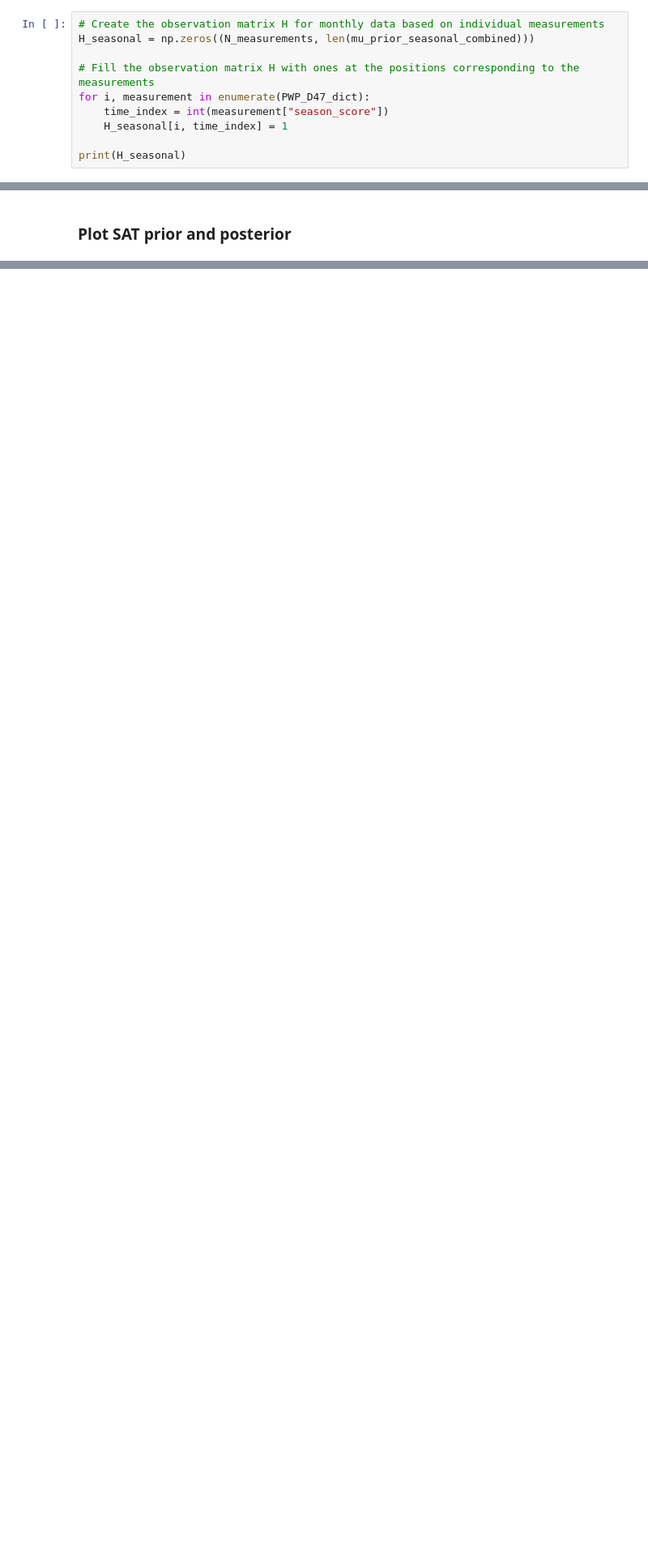
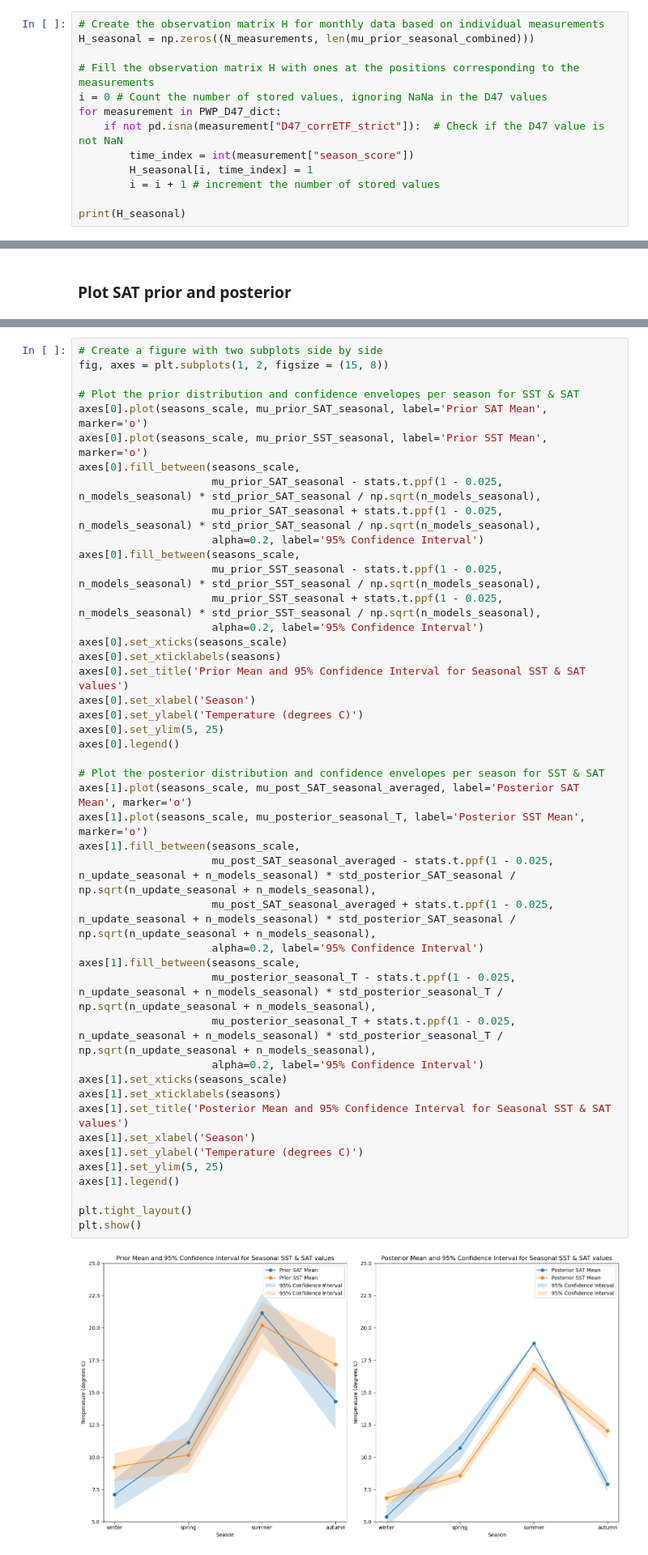
Before and after one commit to nielsjdewinter/SeasonalDA_script, a Jupyter notebook: Seasonal_DA_PWP4_SST_SAT_offline.ipynb, the cells around one changed output, grey strips where cells are left out. Shown at 81% size. Saved outputs shown, nothing was run; the diff lists cells and outputs as text; blank space fills up the shorter version.

```diff
--- a/Seasonal_DA_PWP4_SST_SAT_offline.ipynb
+++ b/Seasonal_DA_PWP4_SST_SAT_offline.ipynb
@@ -661,9 +672,12 @@ N_measurements = len(measurements)
 H_seasonal = np.zeros((N_measurements, len(mu_prior_seasonal_combined)))
 
 # Fill the observation matrix H with ones at the positions corresponding to the measurements
-for i, measurement in enumerate(PWP_D47_dict):
-    time_index = int(measurement["season_score"])
-    H_seasonal[i, time_index] = 1
+i = 0 # Count the number of stored values, ignoring NaNa in the D47 values
+for measurement in PWP_D47_dict:
+    if not pd.isna(measurement["D47_corrETF_strict"]):  # Check if the D47 value is not NaN
+        time_index = int(measurement["season_score"])
+        H_seasonal[i, time_index] = 1
+        i = i + 1 # increment the number of stored values
 
 print(H_seasonal)
 # %% [output]
@@ -2042,3 +1767,49 @@ plt.show()
+# %%
+# Create a figure with two subplots side by side
+fig, axes = plt.subplots(1, 2, figsize = (15, 8))
+
+# Plot the prior distribution and confidence envelopes per season for SST & SAT
+axes[0].plot(seasons_scale, mu_prior_SAT_seasonal, label='Prior SAT Mean', marker='o')
+axes[0].plot(seasons_scale, mu_prior_SST_seasonal, label='Prior SST Mean', marker='o')
+axes[0].fill_between(seasons_scale,
+                     mu_prior_SAT_seasonal - stats.t.ppf(1 - 0.025, n_models_seasonal) * std_prior_SAT_seasonal / np.sqrt(n_models_seasonal),
+                     mu_prior_SAT_seasonal + stats.t.ppf(1 - 0.025, n_models_seasonal) * std_prior_SAT_seasonal / np.sqrt(n_models_seasonal),
+                     alpha=0.2, label='95% Confidence Interval')
+axes[0].fill_between(seasons_scale,
+                     mu_prior_SST_seasonal - stats.t.ppf(1 - 0.025, n_models_seasonal) * std_prior_SST_seasonal / np.sqrt(n_models_seasonal),
+                     mu_prior_SST_seasonal + stats.t.ppf(1 - 0.025, n_models_seasonal) * std_prior_SST_seasonal / np.sqrt(n_models_seasonal),
+                     alpha=0.2, label='95% Confidence Interval')
+axes[0].set_xticks(seasons_scale)
+axes[0].set_xticklabels(seasons)
+axes[0].set_title('Prior Mean and 95% Confidence Interval for Seasonal SST & SAT values')
+axes[0].set_xlabel('Season')
+axes[0].set_ylabel('Temperature (degrees C)')
+axes[0].set_ylim(5, 25)
+axes[0].legend()
+
+# Plot the posterior distribution and confidence envelopes per season for SST & SAT
+axes[1].plot(seasons_scale, mu_post_SAT_seasonal_averaged, label='Posterior SAT Mean', marker='o')
+axes[1].plot(seasons_scale, mu_posterior_seasonal_T, label='Posterior SST Mean', marker='o')
+axes[1].fill_between(seasons_scale,
+                     mu_post_SAT_seasonal_averaged - stats.t.ppf(1 - 0.025, n_update_seasonal + n_models_seasonal) * std_posterior_SAT_seasonal / np.sqrt(n_update_seasonal + n_models_seasonal),
+                     mu_post_SAT_seasonal_averaged + stats.t.ppf(1 - 0.025, n_update_seasonal + n_models_seasonal) * std_posterior_SAT_seasonal / np.sqrt(n_update_seasonal + n_models_seasonal),
+                     alpha=0.2, label='95% Confidence Interval')
+axes[1].fill_between(seasons_scale,
+                     mu_posterior_seasonal_T - stats.t.ppf(1 - 0.025, n_update_seasonal + n_models_seasonal) * std_posterior_seasonal_T / np.sqrt(n_update_seasonal + n_models_seasonal),
+                     mu_posterior_seasonal_T + stats.t.ppf(1 - 0.025, n_update_seasonal + n_models_seasonal) * std_posterior_seasonal_T / np.sqrt(n_update_seasonal + n_models_seasonal),
+                     alpha=0.2, label='95% Confidence Interval')
+axes[1].set_xticks(seasons_scale)
+axes[1].set_xticklabels(seasons)
+axes[1].set_title('Posterior Mean and 95% Confidence Interval for Seasonal SST & SAT values')
+axes[1].set_xlabel('Season')
+axes[1].set_ylabel('Temperature (degrees C)')
+axes[1].set_ylim(5, 25)
+axes[1].legend()
+
+plt.tight_layout()
+plt.show()
+# %% [output]
+[figure, added]
 # %% [markdown]
 ## Updated seasonal prior in SST domain with data based on ShellChron
 * Aggregate data and model outcomes in 4 seasons based on ShellChron outcomes
```
Also changed, not shown: parts of 34 cells of this notebook.
